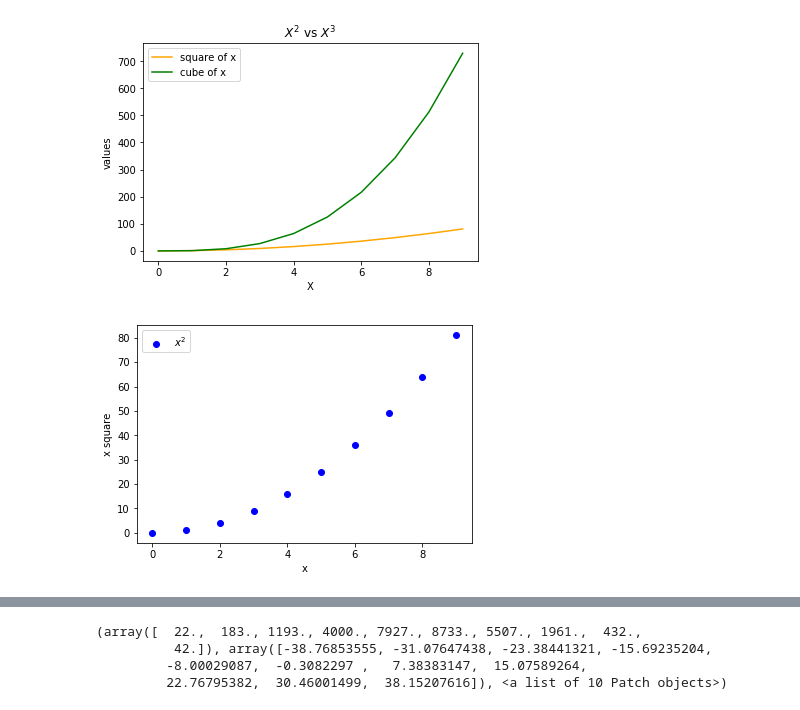
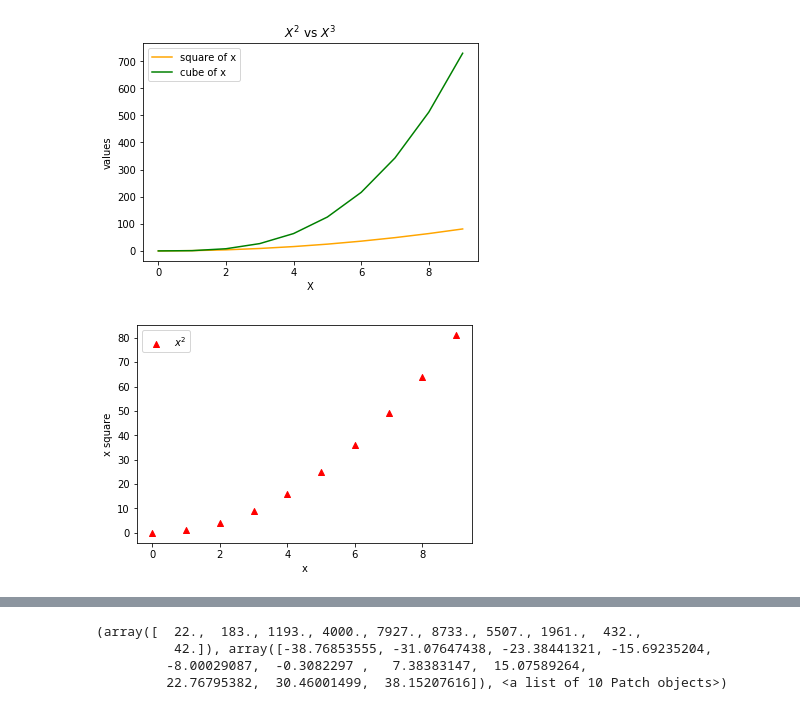
Before and after one commit to rishab29/ML_Dwarka_Aug, a Jupyter notebook: class_02/matplotlib.ipynb, the cells around one changed output, grey strips where cells are left out. Saved outputs shown, nothing was run; the diff lists cells and outputs as text; code cells hidden in the pictures.

```diff
--- a/class_02/matplotlib.ipynb
+++ b/class_02/matplotlib.ipynb
@@ -34,13 +34,13 @@ plt.show()
 [figure]
 # %%
 #plot a scatter plot
-plt.scatter(x,x_square,label="$x^2$", color="blue")
+plt.scatter(x,x_square,label="$x^2$", color="red",marker="^")
 plt.legend()
 plt.xlabel("x")
 plt.ylabel("x square")
 plt.show()
 # %% [output]
-[figure, old version]
+[figure, new version]
 # %%
 #Plotting Bar Charts
 values=np.random.randint(2,10,8)*15
```
Also changed, not shown: parts of 6 cells of this notebook, 6 other files.
